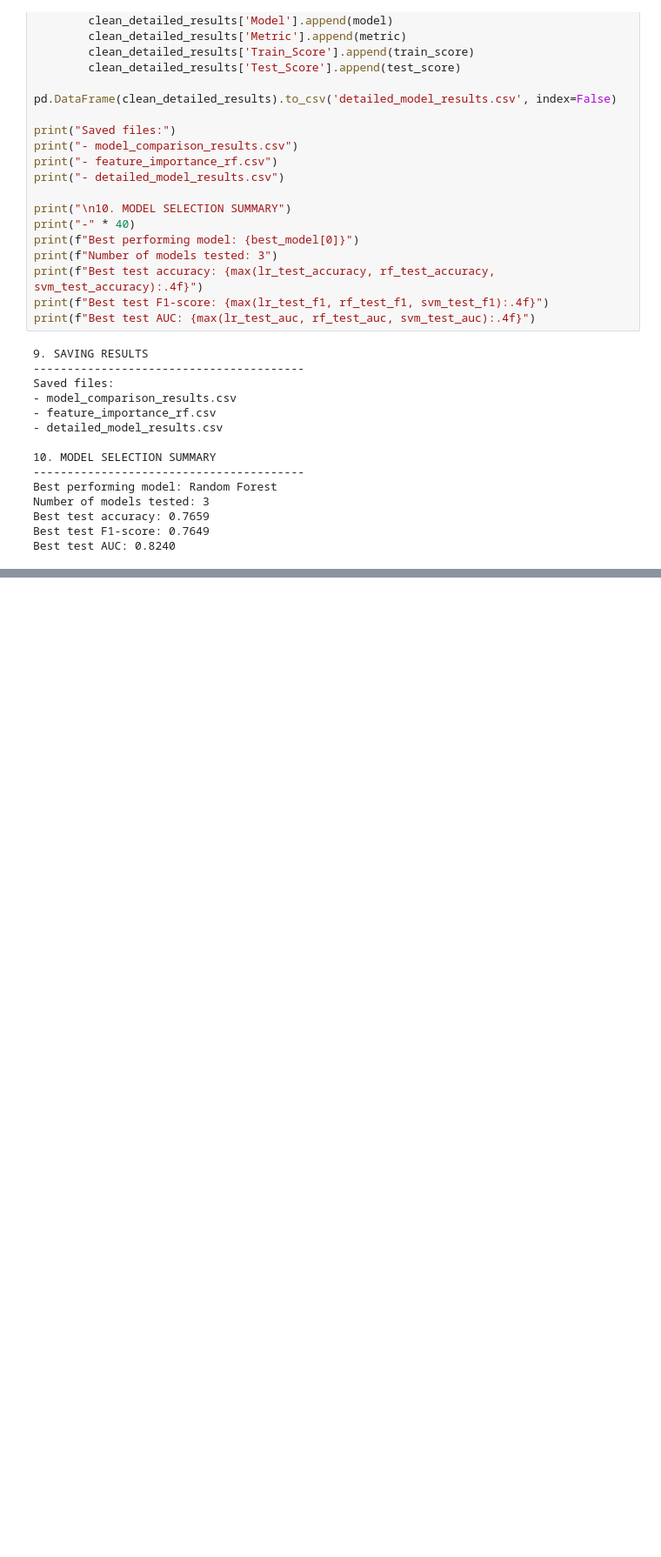
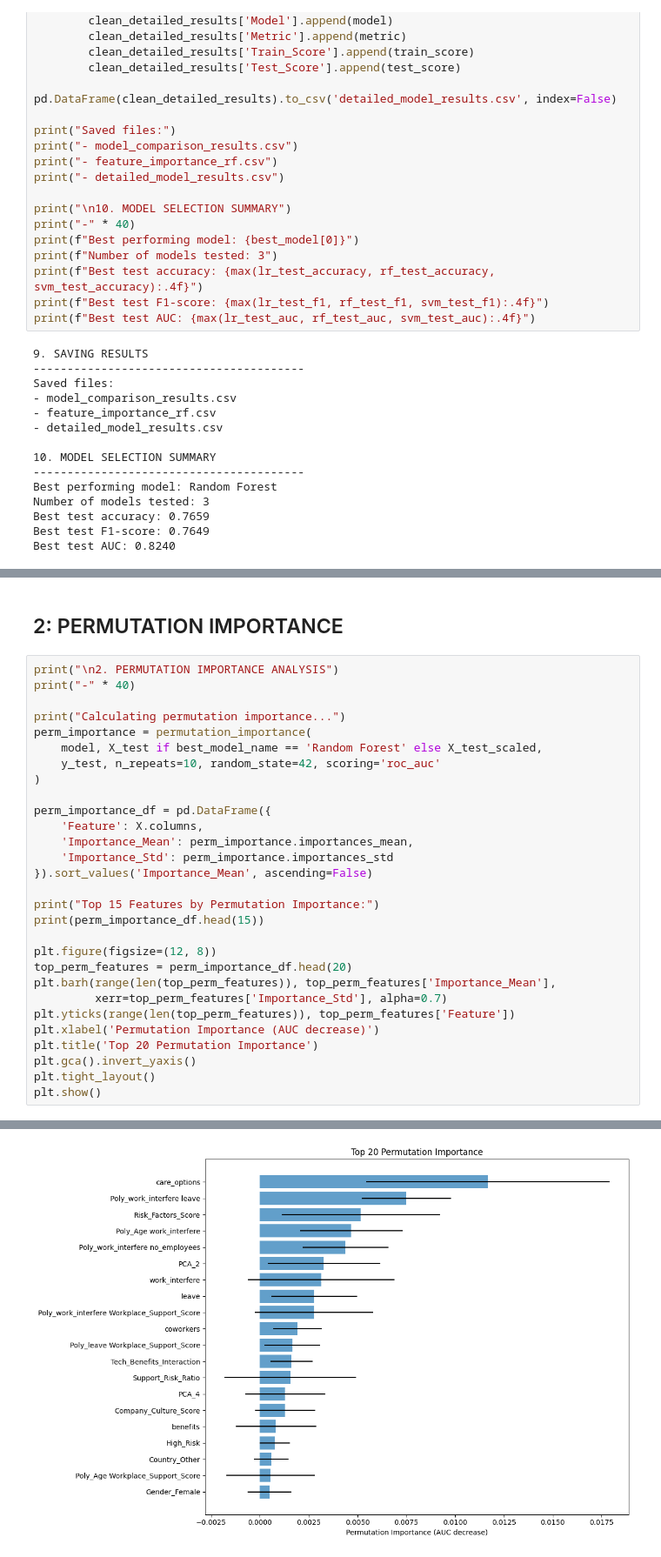
Before and after one commit to Aishaamalik/Mental-Health-Economic-Indicators-Project-, a Jupyter notebook: PROJECT_6.ipynb, the cells around one changed output, grey strips where cells are left out. Shown at 87% size. Drawn from its saved outputs; the diff is of its cells as text; blank space fills up the shorter version.

```diff
--- a/PROJECT_6.ipynb
+++ b/PROJECT_6.ipynb
@@ -2712,0 +3459,32 @@ Best test AUC: 0.8240
+# %% [markdown]
+## 2: PERMUTATION IMPORTANCE
+# %%
+print("\n2. PERMUTATION IMPORTANCE ANALYSIS")
+print("-" * 40)
+
+print("Calculating permutation importance...")
+perm_importance = permutation_importance(
+    model, X_test if best_model_name == 'Random Forest' else X_test_scaled,
+    y_test, n_repeats=10, random_state=42, scoring='roc_auc'
+)
+
+perm_importance_df = pd.DataFrame({
+    'Feature': X.columns,
+    'Importance_Mean': perm_importance.importances_mean,
+    'Importance_Std': perm_importance.importances_std
+}).sort_values('Importance_Mean', ascending=False)
+
+print("Top 15 Features by Permutation Importance:")
+print(perm_importance_df.head(15))
+
+plt.figure(figsize=(12, 8))
+top_perm_features = perm_importance_df.head(20)
+plt.barh(range(len(top_perm_features)), top_perm_features['Importance_Mean'],
+         xerr=top_perm_features['Importance_Std'], alpha=0.7)
+plt.yticks(range(len(top_perm_features)), top_perm_features['Feature'])
+plt.xlabel('Permutation Importance (AUC decrease)')
+plt.title('Top 20 Permutation Importance')
+plt.gca().invert_yaxis()
+plt.tight_layout()
+plt.show()
+# %% [output]
@@ -2712,0 +3508 @@ Best test AUC: 0.8240
+[figure, added]
```
Also changed, not shown: parts of 50 cells of this notebook.
